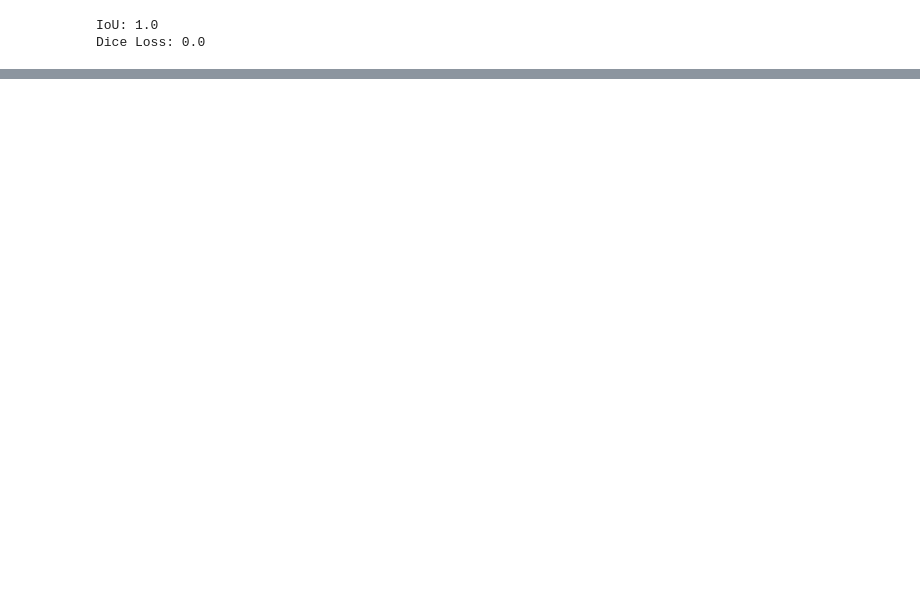
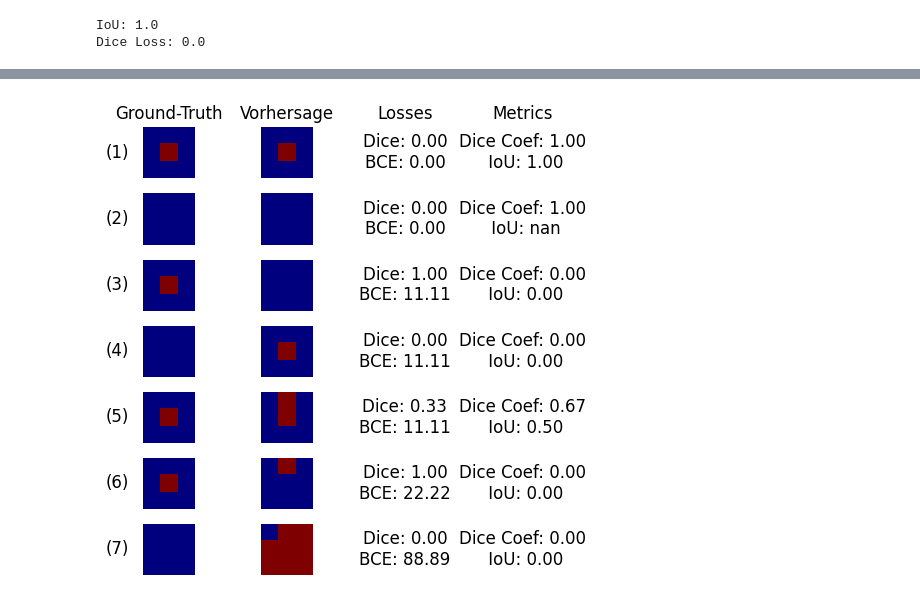
Before and after one commit to Taraman12/Solarpark-detection, a Jupyter notebook: Notebooks/ML_Modell/Find_solution_losses_void_masks.ipynb, the cells around one changed output, grey strips where cells are left out. Drawn from its saved outputs; the diff is of its cells as text; code cells hidden in the pictures; blank space fills up the shorter version.

```diff
--- a/Notebooks/ML_Modell/Find_solution_losses_void_masks.ipynb
+++ b/Notebooks/ML_Modell/Find_solution_losses_void_masks.ipynb
@@ -128,0 +164,71 @@ plt.show()
+# %%
+def show_losses(pred, gt, ax=ax1, title=None):
+    dice_loss = loss_fn(pred, gt).cpu().numpy()
+    bce_loss = nn.BCELoss()
+    bce = bce_loss(pred, gt).cpu().numpy()
+    ax.text(0.5, 0.5, f'Dice: {dice_loss:.2f}\nBCE: {bce:.2f}', fontsize=12, ha='center', va='center')
+    if title is not None:
+        ax.set_title(title)
+    ax.axis('off')
+# %%
+def show_metrics(pred, gt, ax=ax1, title=None):
+    dice_coefficient = dice_metric(pred, gt.to(torch.int8)).cpu().numpy()
+    IoU = metric(pred, gt).cpu().numpy()
+    ax.text(0.5, 0.5, f'Dice Coef: {dice_coefficient:.2f}\n IoU: {IoU:.2f}' , fontsize=12, ha='center', va='center')
+    if title is not None:
+        ax.set_title(title)
+    ax.axis('off')
+# %%
+fig, axs = plt.subplots(7, 4, figsize=(5, 5))
+ax11, ax12, ax13, ax14 = axs[0]
+ax21, ax22, ax23, ax24 = axs[1]
+ax31, ax32, ax33, ax34 = axs[2]
+ax41, ax42, ax43, ax44 = axs[3]
+ax51, ax52, ax53, ax54 = axs[4]
+ax61, ax62, ax63, ax64 = axs[5]
+ax71, ax72, ax73, ax74 = axs[6]
+
+show_mask(mask=gt_tensor, ax=ax11, title='Ground-Truth')
+show_mask(mask=pred_tensor, ax=ax12, title='Vorhersage')
+show_losses(pred=pred_tensor, gt=gt_tensor, ax=ax13, title='Losses')
+show_metrics(pred=pred_tensor, gt=gt_tensor, ax=ax14, title='Metrics')
+ax11.text(-2, 1, '(1)', fontsize=12, ha='center', va='center')
+
+show_mask(mask=void_gt_tensor, ax=ax21)
+show_mask(mask=viod_pred_tensor, ax=ax22)
+show_losses(pred=viod_pred_tensor, gt=void_gt_tensor, ax=ax23)
+show_metrics(pred=viod_pred_tensor, gt=void_gt_tensor, ax=ax24)
+ax21.text(-2, 1, '(2)', fontsize=12, ha='center', va='center')
+
+show_mask(mask=gt_tensor, ax=ax31)
+show_mask(mask=viod_pred_tensor, ax=ax32)
+show_losses(pred=viod_pred_tensor, gt=gt_tensor, ax=ax33)
+show_metrics(pred=viod_pred_tensor, gt=gt_tensor, ax=ax34)
+ax31.text(-2, 1, '(3)', fontsize=12, ha='center', va='center')
+
+show_mask(mask=void_gt_tensor, ax=ax41)
+show_mask(mask=pred_tensor, ax=ax42)
+show_losses(pred=pred_tensor, gt=void_gt_tensor, ax=ax43)
+show_metrics(pred=pred_tensor, gt=void_gt_tensor, ax=ax44)
+ax41.text(-2, 1, '(4)', fontsize=12, ha='center', va='center')
+
+show_mask(mask=gt_tensor, ax=ax51)
+show_mask(mask=pred_off_tensor, ax=ax52)
+show_losses(pred=pred_off_tensor, gt=gt_tensor, ax=ax53)
+show_metrics(pred=pred_off_tensor, gt=gt_tensor, ax=ax54)
+ax51.text(-2, 1, '(5)', fontsize=12, ha='center', va='center')
+
+show_mask(mask=gt_tensor, ax=ax61)
+show_mask(mask=pred_beside_tensor, ax=ax62)
+show_losses(pred=pred_beside_tensor, gt=gt_tensor, ax=ax63)
+show_metrics(pred=pred_beside_tensor, gt=gt_tensor, ax=ax64)
+ax61.text(-2, 1, '(6)', fontsize=12, ha='center', va='center')
+
+show_mask(mask=void_gt_tensor, ax=ax71)
+show_mask(mask=all_pred_tensor, ax=ax72)
+show_losses(pred=all_pred_tensor, gt=void_gt_tensor, ax=ax73)
+show_metrics(pred=all_pred_tensor, gt=void_gt_tensor, ax=ax74)
+ax71.text(-2, 1, '(7)', fontsize=12, ha='center', va='center')
+fig.tight_layout()
+# %% [output]
+[figure, added]
```
Also changed, not shown: parts of 9 cells of this notebook.
